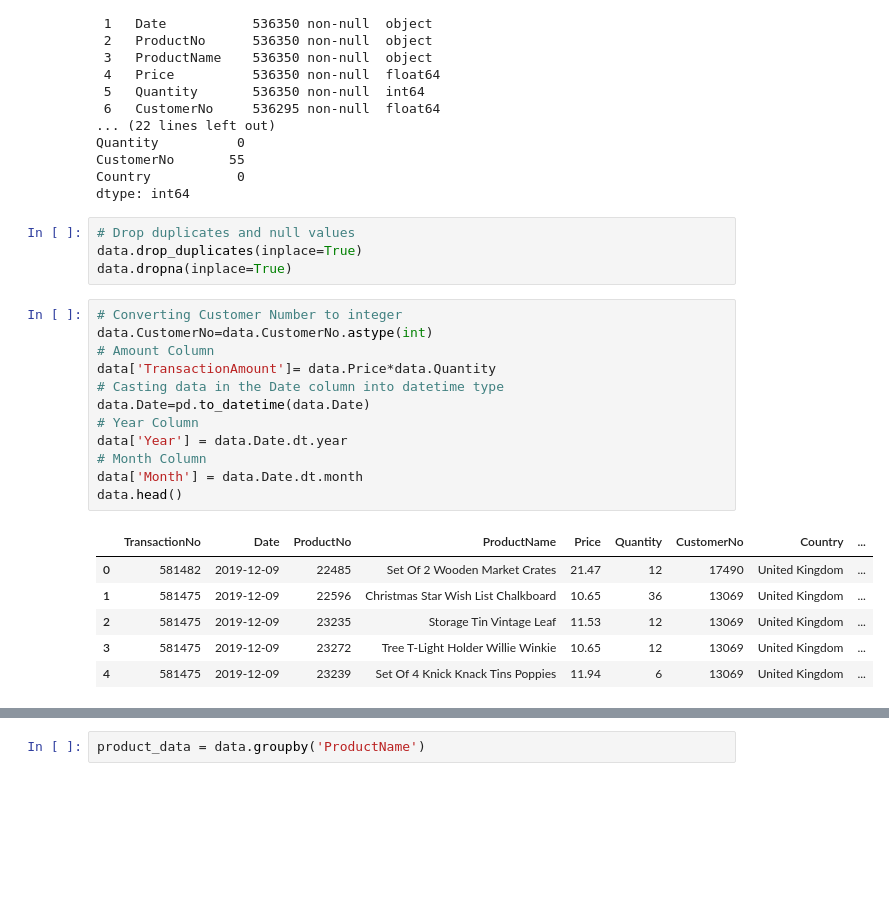
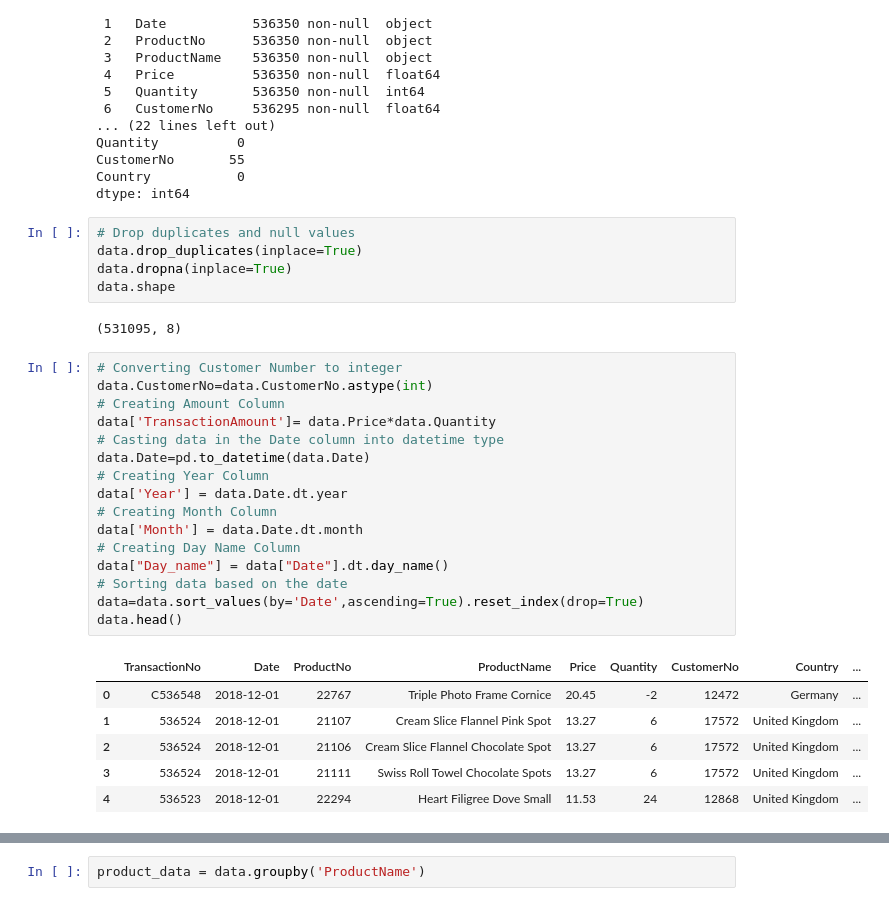
Before and after one commit to alipourmotlagh/E-commerce-Business-Transaction, a Jupyter notebook: product-analytics-e-commerce-business-transaction.ipynb, the cells around one changed output, grey strips where cells are left out. Cells and saved outputs as stored; diff of their text form; blank space fills up the shorter version.

```diff
--- a/product-analytics-e-commerce-business-transaction.ipynb
+++ b/product-analytics-e-commerce-business-transaction.ipynb
@@ -81,22 +83,29 @@ dtype: int64
 # Drop duplicates and null values
 data.drop_duplicates(inplace=True)
 data.dropna(inplace=True)
+data.shape
+# %% [output]
+(531095, 8)
 # %%
 # Converting Customer Number to integer
 data.CustomerNo=data.CustomerNo.astype(int)
-# Amount Column
+# Creating Amount Column
 data['TransactionAmount']= data.Price*data.Quantity
 # Casting data in the Date column into datetime type
 data.Date=pd.to_datetime(data.Date)
-# Year Column
+# Creating Year Column
 data['Year'] = data.Date.dt.year
-# Month Column
+# Creating Month Column
 data['Month'] = data.Date.dt.month
+# Creating Day Name Column
+data["Day_name"] = data["Date"].dt.day_name()
+# Sorting data based on the date
+data=data.sort_values(by='Date',ascending=True).reset_index(drop=True)
 data.head()
 # %% [output]
 |  | TransactionNo | Date | ProductNo | ProductName | Price | Quantity | CustomerNo | Country | ... |
-| 0 | 581482 | 2019-12-09 | 22485 | Set Of 2 Wooden Market Crates | 21.47 | 12 | 17490 | United Kingdom | ... |
-| 1 | 581475 | 2019-12-09 | 22596 | Christmas Star Wish List Chalkboard | 10.65 | 36 | 13069 | United Kingdom | ... |
-| 2 | 581475 | 2019-12-09 | 23235 | Storage Tin Vintage Leaf | 11.53 | 12 | 13069 | United Kingdom | ... |
-| 3 | 581475 | 2019-12-09 | 23272 | Tree T-Light Holder Willie Winkie | 10.65 | 12 | 13069 | United Kingdom | ... |
-| 4 | 581475 | 2019-12-09 | 23239 | Set Of 4 Knick Knack Tins Poppies | 11.94 | 6 | 13069 | United Kingdom | ... |
+| 0 | C536548 | 2018-12-01 | 22767 | Triple Photo Frame Cornice | 20.45 | -2 | 12472 | Germany | ... |
+| 1 | 536524 | 2018-12-01 | 21107 | Cream Slice Flannel Pink Spot | 13.27 | 6 | 17572 | United Kingdom | ... |
+| 2 | 536524 | 2018-12-01 | 21106 | Cream Slice Flannel Chocolate Spot | 13.27 | 6 | 17572 | United Kingdom | ... |
+| 3 | 536524 | 2018-12-01 | 21111 | Swiss Roll Towel Chocolate Spots | 13.27 | 6 | 17572 | United Kingdom | ... |
+| 4 | 536523 | 2018-12-01 | 22294 | Heart Filigree Dove Small | 11.53 | 24 | 12868 | United Kingdom | ... |
```
Also changed, not shown: parts of 4 cells of this notebook.
